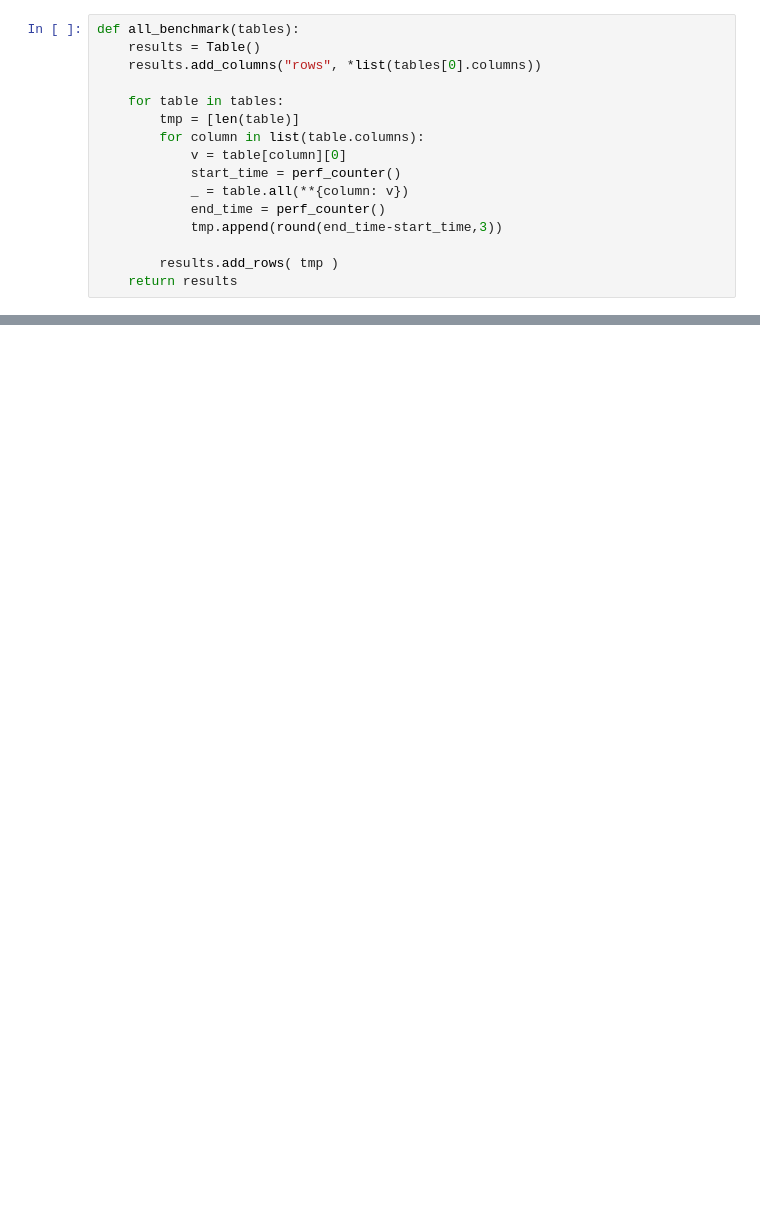
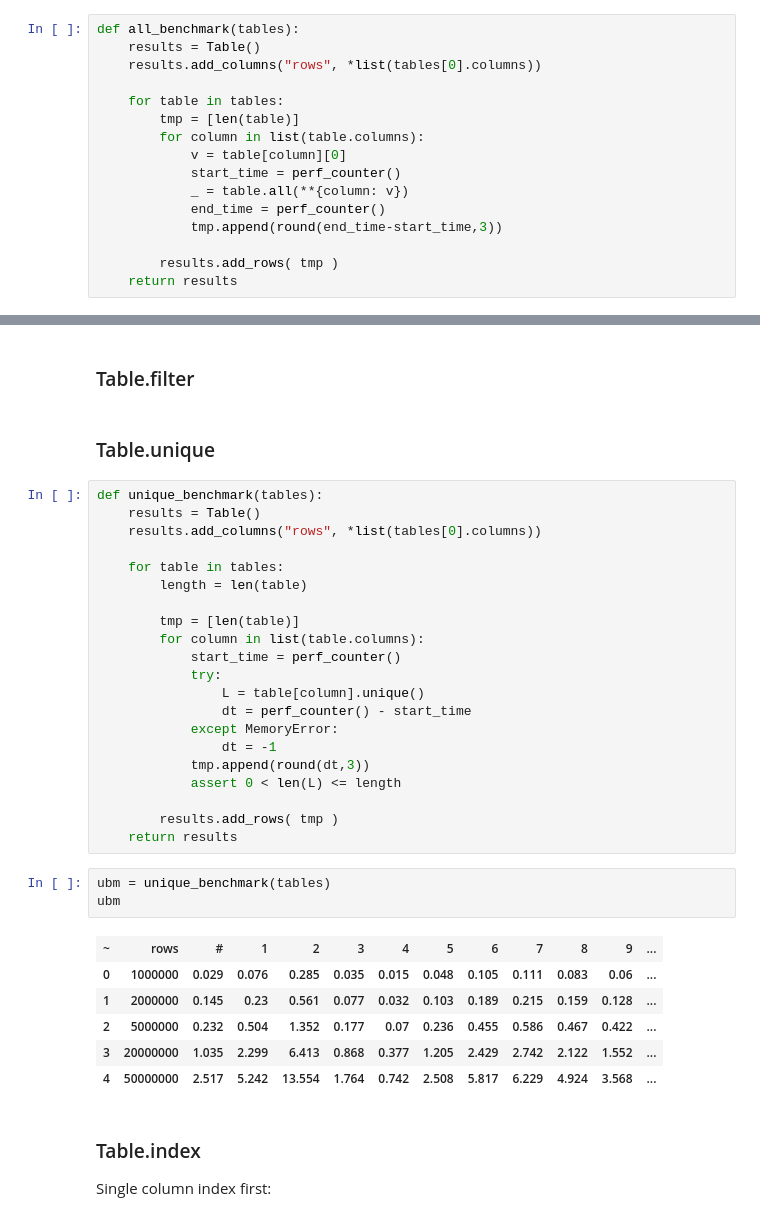
Before and after one commit to root-11/tablite, a Jupyter notebook: benchmarks.ipynb, the cells around one changed output, grey strips where cells are left out. Saved outputs shown, nothing was run; the diff lists cells and outputs as text; blank space fills up the shorter version.

```diff
--- a/benchmarks.ipynb
+++ b/benchmarks.ipynb
@@ -633,0 +559,39 @@ allb
+# %% [markdown]
+### Table.filter
+# %% [markdown]
+### Table.unique
+# %%
+def unique_benchmark(tables):
+    results = Table()
+    results.add_columns("rows", *list(tables[0].columns))
+
+    for table in tables:
+        length = len(table)
+
+        tmp = [len(table)]
+        for column in list(table.columns):
+            start_time = perf_counter()
+            try:
+                L = table[column].unique()
+                dt = perf_counter() - start_time
+            except MemoryError:
+                dt = -1
+            tmp.append(round(dt,3))
+            assert 0 < len(L) <= length
+
+        results.add_rows( tmp )
+    return results
+# %%
+ubm = unique_benchmark(tables)
+ubm
+# %% [output]
+| ~ | rows | # | 1 | 2 | 3 | 4 | 5 | 6 | 7 | 8 | 9 | ... |
+| 0 | 1000000 | 0.029 | 0.076 | 0.285 | 0.035 | 0.015 | 0.048 | 0.105 | 0.111 | 0.083 | 0.06 | ... |
+| 1 | 2000000 | 0.145 | 0.23 | 0.561 | 0.077 | 0.032 | 0.103 | 0.189 | 0.215 | 0.159 | 0.128 | ... |
+| 2 | 5000000 | 0.232 | 0.504 | 1.352 | 0.177 | 0.07 | 0.236 | 0.455 | 0.586 | 0.467 | 0.422 | ... |
+| 3 | 20000000 | 1.035 | 2.299 | 6.413 | 0.868 | 0.377 | 1.205 | 2.429 | 2.742 | 2.122 | 1.552 | ... |
+| 4 | 50000000 | 2.517 | 5.242 | 13.554 | 1.764 | 0.742 | 2.508 | 5.817 | 6.229 | 4.924 | 3.568 | ... |
+# %% [markdown]
+### Table.index
+
+Single column index first:
```
Also changed, not shown: parts of 33 cells of this notebook.
